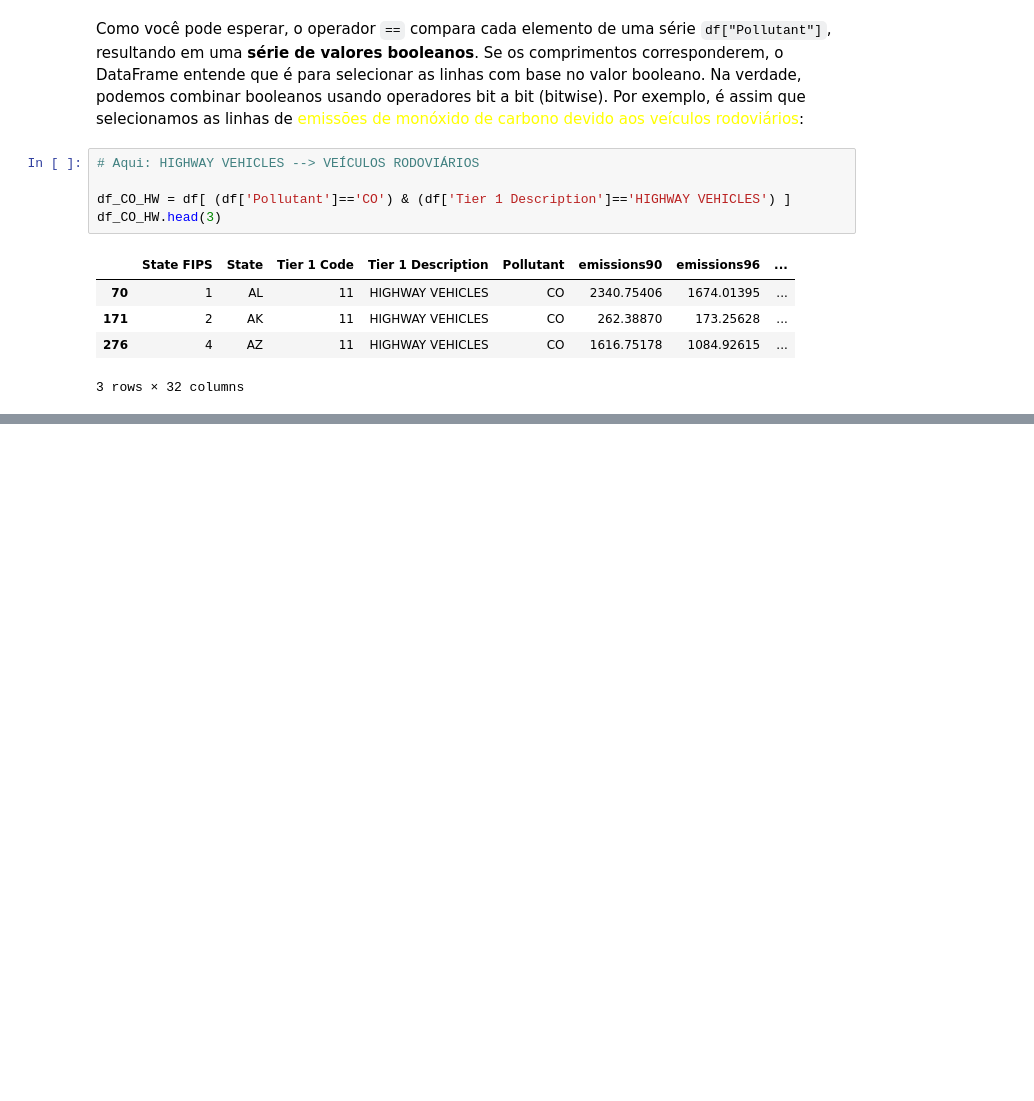
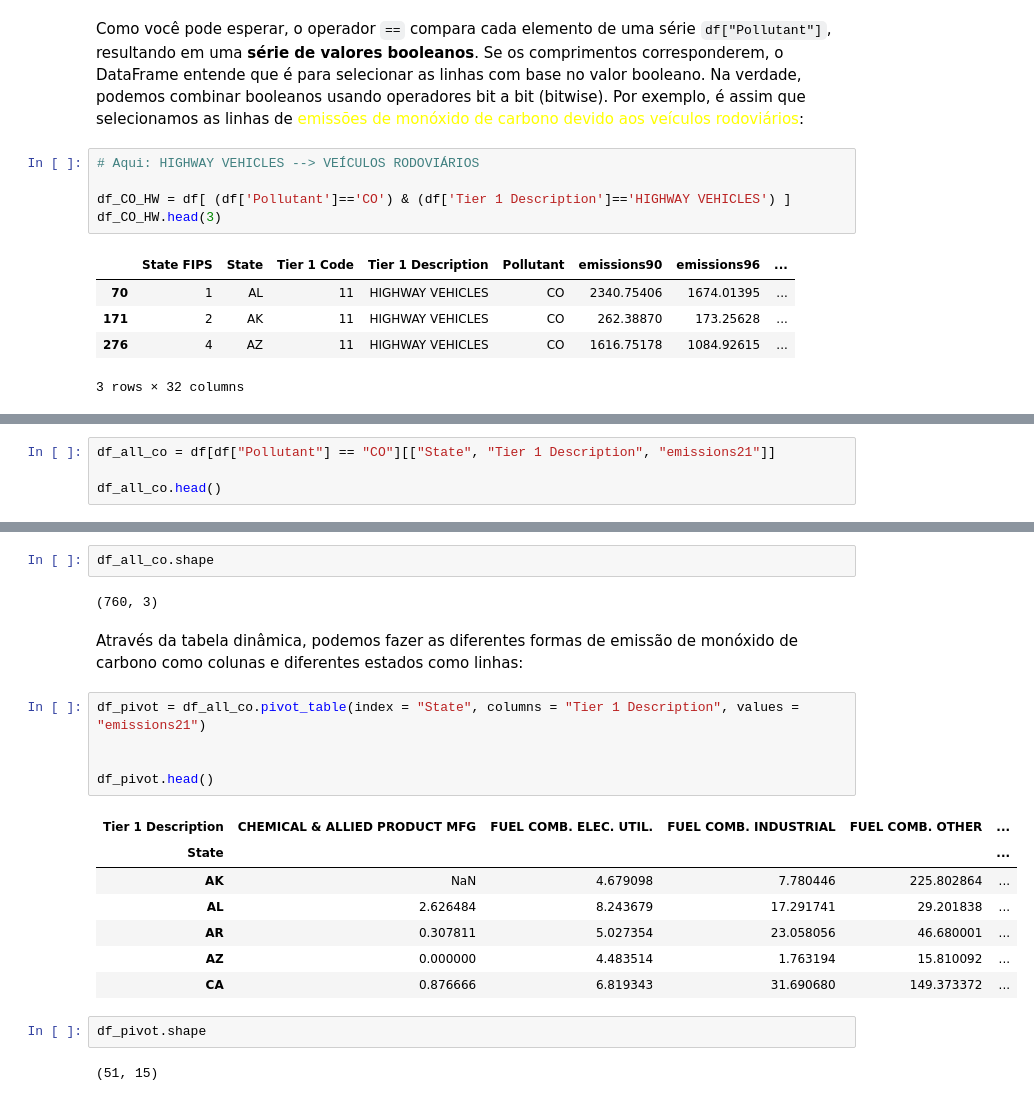
Before and after one commit to EddyGiusepe/Repasso_Python, a Jupyter notebook: Pandas_Library_with_Python.ipynb, the cells around one changed output, grey strips where cells are left out. Drawn from its saved outputs; the diff is of its cells as text; blank space fills up the shorter version.

```diff
--- a/Pandas_Library_with_Python.ipynb
+++ b/Pandas_Library_with_Python.ipynb
@@ -204,0 +234,4 @@ df_CO_HW.head(3)
+# %%
+df_all_co = df[df["Pollutant"] == "CO"][["State", "Tier 1 Description", "emissions21"]]
+
+df_all_co.head()
@@ -204,0 +245,23 @@ df_CO_HW.head(3)
+# %%
+df_all_co.shape
+# %% [output]
+(760, 3)
+# %% [markdown]
+Através da tabela dinâmica, podemos fazer as diferentes formas de emissão de monóxido de carbono como colunas e diferentes estados como linhas:
+# %%
+df_pivot = df_all_co.pivot_table(index = "State", columns = "Tier 1 Description", values = "emissions21")
+
+
+df_pivot.head()
+# %% [output]
+| Tier 1 Description | CHEMICAL & ALLIED PRODUCT MFG | FUEL COMB. ELEC. UTIL. | FUEL COMB. INDUSTRIAL | FUEL COMB. OTHER | ... |
+| State |  |  |  |  | ... |
+| AK | NaN | 4.679098 | 7.780446 | 225.802864 | ... |
+| AL | 2.626484 | 8.243679 | 17.291741 | 29.201838 | ... |
+| AR | 0.307811 | 5.027354 | 23.058056 | 46.680001 | ... |
+| AZ | 0.000000 | 4.483514 | 1.763194 | 15.810092 | ... |
+| CA | 0.876666 | 6.819343 | 31.690680 | 149.373372 | ... |
+# %%
+df_pivot.shape
+# %% [output]
+(51, 15)
```
Also changed, not shown: parts of 11 cells of this notebook.
